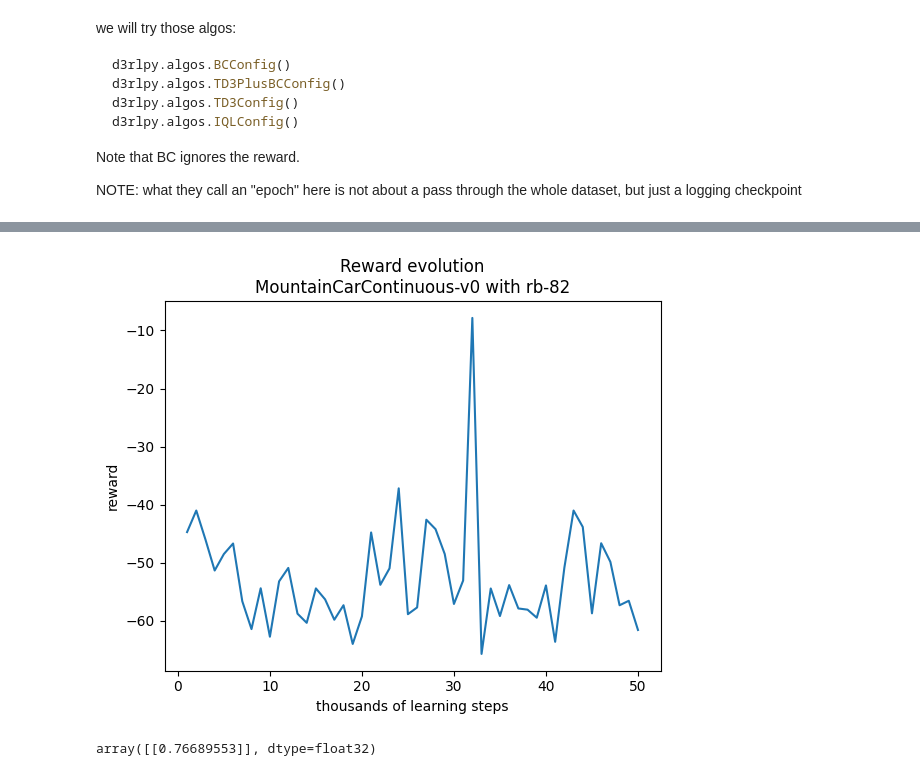
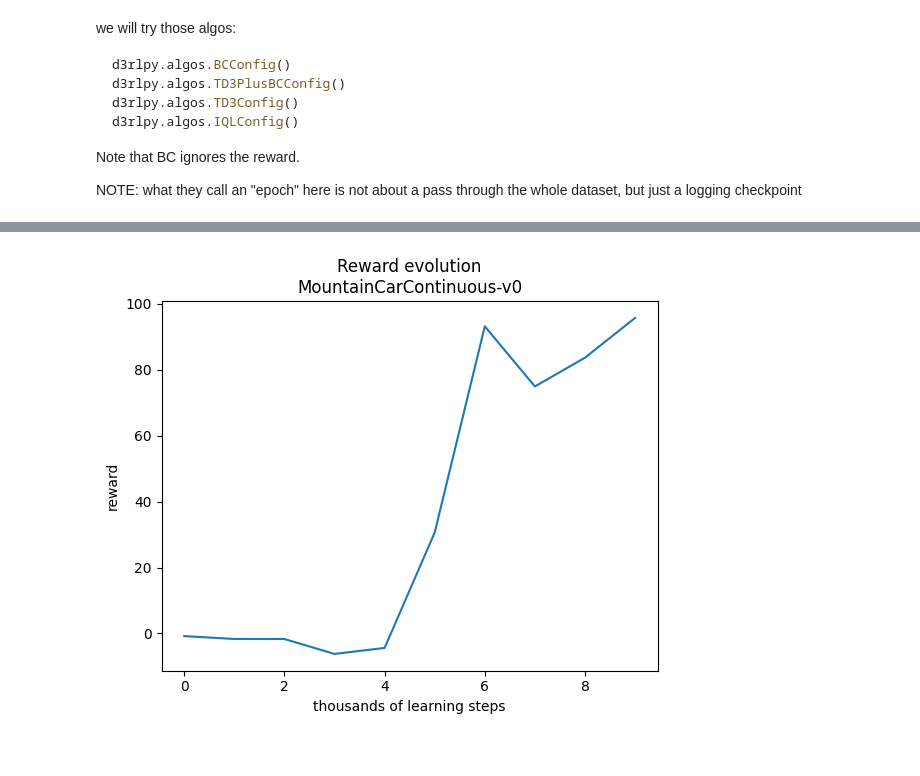
Before and after one commit to milosoundjian/projet-mind, a Jupyter notebook: experiments/notebooks/05-other_offline_algos.ipynb, the cells around one changed output, grey strips where cells are left out. Drawn from its saved outputs; the diff is of its cells as text; code cells hidden in the pictures.

Commit message:
implement d3rlpy to bbrl algo adapter

```diff
--- a/experiments/notebooks/05-other_offline_algos.ipynb
+++ b/experiments/notebooks/05-other_offline_algos.ipynb
@@ -34,15 +37,17 @@ ENV_NAME = (
     "Pendulum-v1",
     "MountainCarContinuous-v0",
     # "LunarLanderContinuous-v3",
-)[1]
-MODELS_DIR = f"../models/{ENV_NAME}/"
-env = gym.make(ENV_NAME)
+)[2]
+MODELS_DIR = Path(f"../models/{ENV_NAME}/")
 
 
 cfg = load_config("td3")
 cfg = OmegaConf.create(cfg.environments[ENV_NAME])
 # %%
-MAX_STEPS = 50_000 #100_000
+BUFFER_SIZE = 200_000
+PROPORTION = 0.99
+
+MAX_STEPS = 10_000 #100_000
 NB_EVAL_ENVS = 3 #10 # TODO: use it?
 EVAL_INTERVAL = 1000 #100
 SAVE_RB_POLICY_INTERVAL = 2_000 # TODO: use it
@@ -178,0 +102,10 @@ KeyboardInterrupt:
+# %%
+rb_unif = torch.load(MODELS_DIR / "rb-unif.pt", weights_only=False)
+rb_exploit = torch.load(MODELS_DIR / "rb-61.pt", weights_only=False)
+
+dataset_unif = convert_rb_to_dataset(rb_unif, contains_teleportation=True)
+dataset_exploit = convert_rb_to_dataset(rb_exploit, contains_teleportation=True)
+
+dataset = mix_transitions(
+    dataset_unif, dataset_exploit, buffer_size=BUFFER_SIZE, proportion=PROPORTION
+)
@@ -178,0 +127,3 @@ KeyboardInterrupt:
+# %%
+algo = BBRLStyleIQL(cfg_offline)
+algo.train(dataset)
@@ -179,15 +149,8 @@ KeyboardInterrupt:
 # %%
-epochs, logs = zip(*offline_log)
-df_logs = pd.DataFrame(logs, index=epochs)
-plt.plot(df_logs.index, df_logs.environment)
-plt.title(f"Reward evolution\n{ENV_NAME} with {rb_name}")
+plt.plot(algo.eval_rewards)
+plt.title(f"Reward evolution\n{ENV_NAME}")
 plt.ylabel("reward")
 plt.xlabel("thousands of learning steps")
 plt.show()
 # %% [output]
-[figure, old version]
+[figure, new version]
-# %%
-action = algo.predict(env.observation_space.sample().reshape(1,-1))
-action
-# %% [output]
-array([[0.76689553]], dtype=float32)
```
Also changed, not shown: parts of 9 cells of this notebook, 3 other files.
